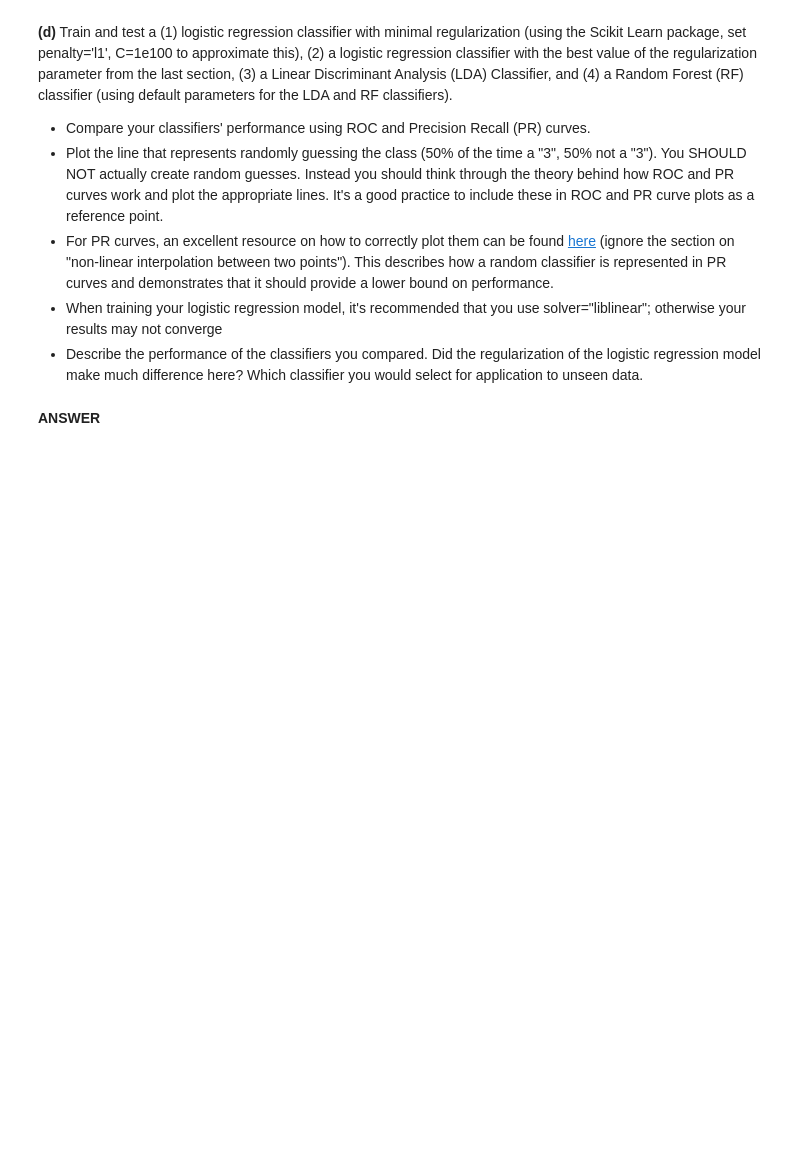
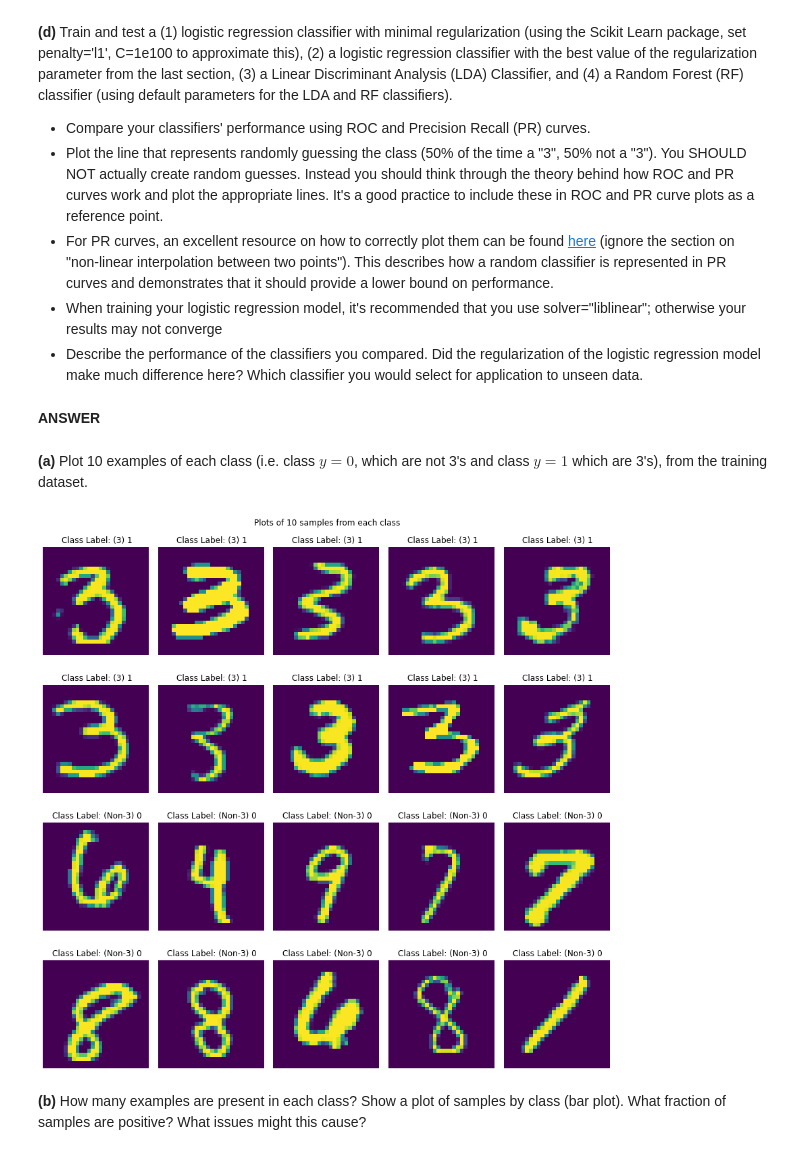
Before and after one commit to sdonatileach/Machine-Learning, a Jupyter notebook: Assignment_3.ipynb, the cells around one changed output. Drawn from its saved outputs; the diff is of its cells as text; code cells hidden in the pictures; blank space fills up the shorter version.

```diff
--- a/Assignment_3.ipynb
+++ b/Assignment_3.ipynb
@@ -238,0 +314,2 @@ pred = self.sigmoid(X,w)
+# %%
+X_train = np.array(train.loc[:,['x1','x2']])
@@ -311,3 +423,7 @@ class Logistic_regression:
 - What is the impact that the different values of learning has on the speed of the process and the results?
 - Of the options explored, what learning rate do you prefer and why?
 - Use your chosen learning rate for the remainder of this problem.
+# %%
+Sydneys_model = Logistic_regression()
+X_train = Sydneys_model.prepare_x(X_train)
+Sydneys_model.fit(X_train, y_train,w, 10**-2)
@@ -361,14 +491,7 @@ Your goal is to classify whether or not an example digit is a 3. Your binary cla
 # %%
-# Load the MNIST Data
-from sklearn.datasets import fetch_openml
-from sklearn.model_selection import train_test_split
-import numpy as np
-import matplotlib.pyplot as plt
-import pickle
-
 # Set this to True to download the data for the first time and False after the first time
 #   so that you just load the data locally instead
-download_data = True
+download_data = False
 
 if download_data:
     # Load data from https://www.openml.org/d/554
@@ -391,3 +514,37 @@ else:
     file.close()
 # %% [markdown]
 **ANSWER**
+# %% [markdown]
+**(a)** Plot 10 examples of each class (i.e. class $y=0$, which are not 3's and class $y=1$ which are 3's), from the training dataset.
+# %%
+images_to_plot = 10
+indexThreesList = [ i for i in range(len(y_train)) if y_train[i] == 1 ]
+indexNonThreesList = [ i for i in range(len(y_train)) if y_train[i] == 0 ]
+random.seed(10)
+random_indices3 = random.sample(indexThreesList, images_to_plot)
+random_indicesNon3 = random.sample(indexNonThreesList, images_to_plot)
+random_indices= random_indices3+random_indicesNon3
+sample_images = pd.DataFrame(X_train).loc[random_indices, :]
+sample_labels = pd.DataFrame(y_train).loc[random_indices]
+# %%
+fig = plt.figure(figsize=(12, 12))
+for idx in range (len(random_indices)):
+    im_idx=random_indices[idx]
+    plottable_image = np.reshape(X_train[im_idx], (28, 28))
+    ax = fig.add_subplot(4, 5, idx+1)
+    ax.imshow(plottable_image, cmap='viridis')
+    if sample_labels.iloc[idx][0]==1:
+        ax.set_title('Class Label: (3) {}'.format(sample_labels.iloc[idx][0]))
+    else:
+        ax.set_title('Class Label: (Non-3) {}'.format(sample_labels.iloc[idx][0]))
+    ax.set_xbound([0,28])
+    ax.set_xlabel("x")
+    ax.set_ylabel("y")
+    ax.axis('off')
+plt.suptitle('Plots of 10 samples from each class')
+plt.tight_layout()
+plt.show()
+# %% [output]
+[figure, added]
+# %% [markdown]
+**(b)** How many examples are present in each class? Show a plot of samples by class (bar plot). What fraction of samples are positive? What issues might this cause?
```
Also changed, not shown: parts of 30 cells of this notebook.
